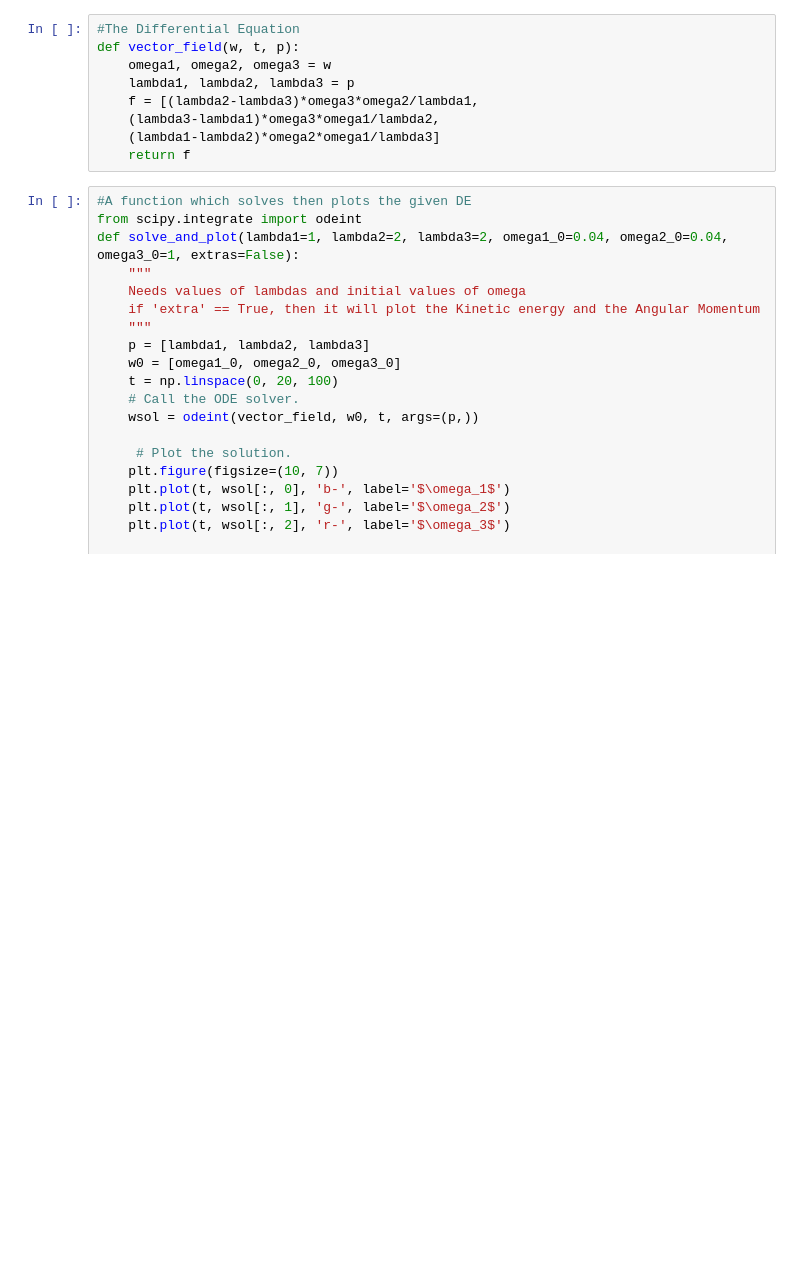
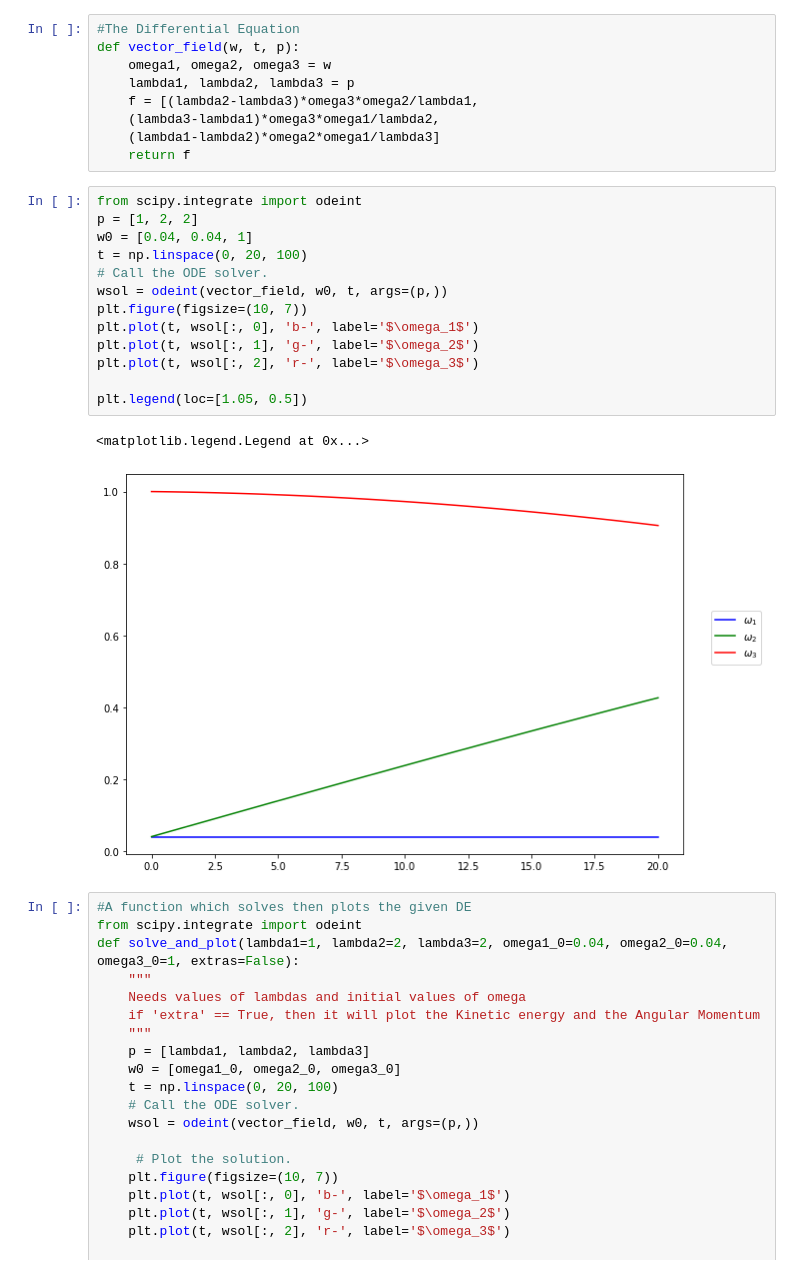
Before and after one commit to Hari31416/Python, a Jupyter notebook: Codes/Academics/Solving Some Differential Eqautions/solving euler equation.ipynb, the cells around one changed output. Cells and saved outputs as stored; diff of their text form; blank space fills up the shorter version.

```diff
--- a/Codes/Academics/Solving Some Differential Eqautions/solving euler equation.ipynb
+++ b/Codes/Academics/Solving Some Differential Eqautions/solving euler equation.ipynb
@@ -25,6 +25,22 @@ def vector_field(w, t, p):
     (lambda3-lambda1)*omega3*omega1/lambda2,
     (lambda1-lambda2)*omega2*omega1/lambda3]
     return f
+# %%
+from scipy.integrate import odeint
+p = [1, 2, 2]
+w0 = [0.04, 0.04, 1]
+t = np.linspace(0, 20, 100)
+# Call the ODE solver.
+wsol = odeint(vector_field, w0, t, args=(p,))
+plt.figure(figsize=(10, 7))
+plt.plot(t, wsol[:, 0], 'b-', label='$\omega_1$')
+plt.plot(t, wsol[:, 1], 'g-', label='$\omega_2$')
+plt.plot(t, wsol[:, 2], 'r-', label='$\omega_3$')
+
+plt.legend(loc=[1.05, 0.5])
+# %% [output]
+<matplotlib.legend.Legend at 0x...>
+[figure, added]
 # %%
 #A function which solves then plots the given DE
 from scipy.integrate import odeint
```
Also changed, not shown: 4 other files.
